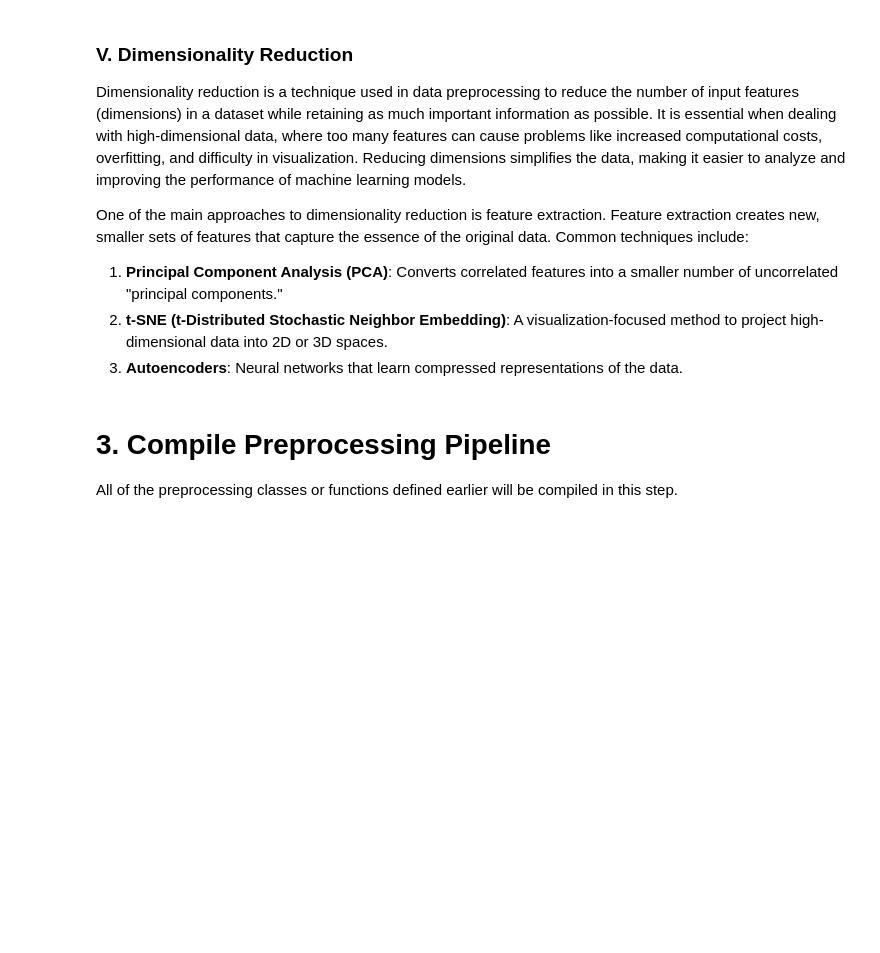
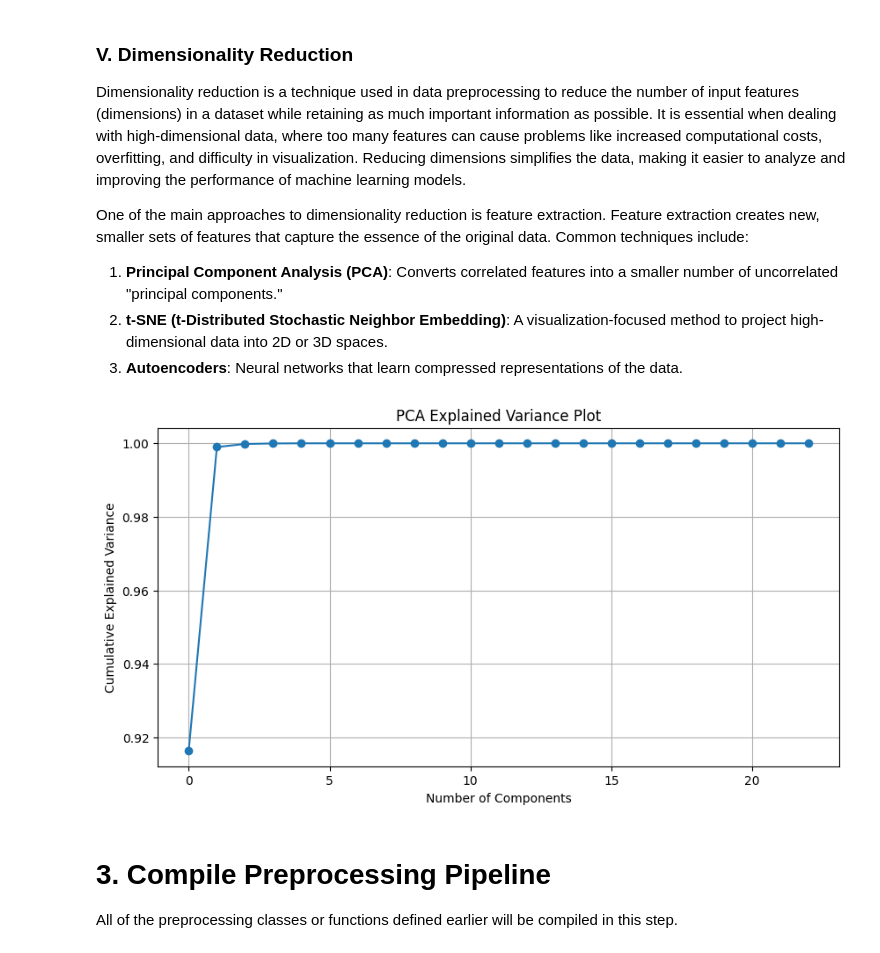
Before and after one commit to timothymarvine/Tugas-Besar-02-Dasar-Inteligensi-Artifisial, a Jupyter notebook: IF3070_Dasar_Artificial_Intelligence_Tugas_Besar_2_Notebook_Template.ipynb, the cells around one changed output. Saved outputs shown, nothing was run; the diff lists cells and outputs as text; code cells hidden in the pictures; blank space fills up the shorter version.

```diff
--- a/IF3070_Dasar_Artificial_Intelligence_Tugas_Besar_2_Notebook_Template.ipynb
+++ b/IF3070_Dasar_Artificial_Intelligence_Tugas_Besar_2_Notebook_Template.ipynb
@@ -237,0 +391,9 @@ use `sklearn` library. To create a new preprocessing component in `sklearn`, imp
+# %%
+categorical_cols = X_train.select_dtypes(include=["object", "category"]).columns.tolist()
+numerical_cols   = X_train.select_dtypes(include=["int64", "float64"]).columns.tolist()
+
+if 'is_fraud' in numerical_cols:
+    numerical_cols.remove('is_fraud')
+
+print("Categorical columns:", categorical_cols)
+print("Numerical columns:", numerical_cols)
@@ -237,0 +410,14 @@ use `sklearn` library. To create a new preprocessing component in `sklearn`, imp
+# %%
+X_train[numerical_cols] = X_train[numerical_cols].replace([np.inf, -np.inf], np.nan)
+X_val[numerical_cols]   = X_val[numerical_cols].replace([np.inf, -np.inf], np.nan)
+df_test[numerical_cols] = df_test[numerical_cols].replace([np.inf, -np.inf], np.nan)
+
+num_imputer = SimpleImputer(strategy="mean")
+num_imputer.fit(X_train[numerical_cols])
+
+X_train[numerical_cols] = num_imputer.transform(X_train[numerical_cols])
+X_val[numerical_cols]   = num_imputer.transform(X_val[numerical_cols])
+df_test[numerical_cols] = num_imputer.transform(df_test[numerical_cols])
+
+scaler = StandardScaler()
+scaler.fit(X_train[numerical_cols])
@@ -366,3 +646,15 @@ One of the main approaches to dimensionality reduction is feature extraction. Fe
+# %%
+pca_test = PCA().fit(X_train[numerical_cols])
+
+plt.figure(figsize=(10,5))
+plt.plot(np.cumsum(pca_test.explained_variance_ratio_), marker='o')
+plt.xlabel("Number of Components")
+plt.ylabel("Cumulative Explained Variance")
+plt.title("PCA Explained Variance Plot")
+plt.grid(True)
+plt.show()
+# %% [output]
+[figure, added]
 # %% [markdown]
 # 3. Compile Preprocessing Pipeline
 
```
Also changed, not shown: parts of 38 cells of this notebook.
